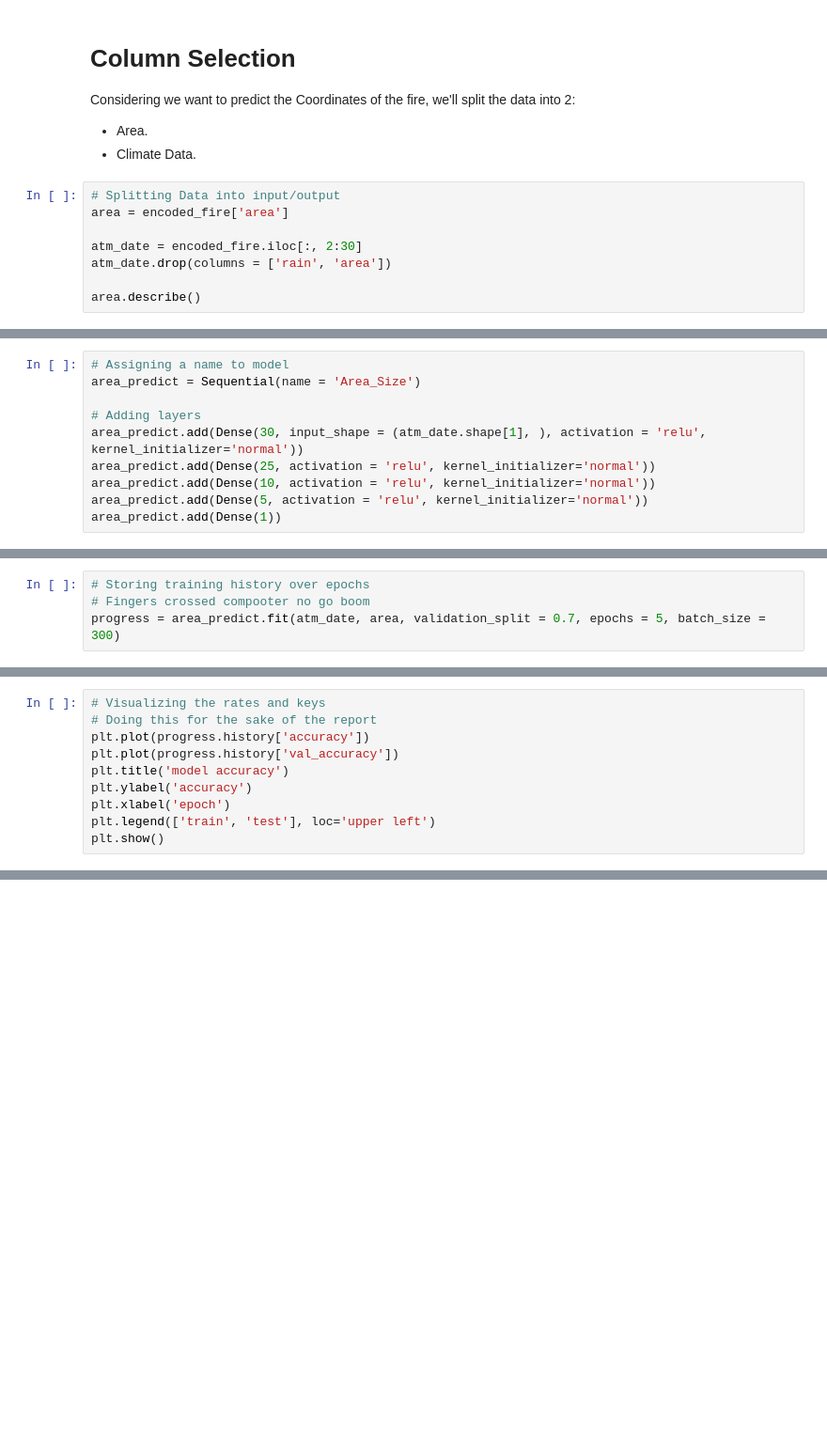
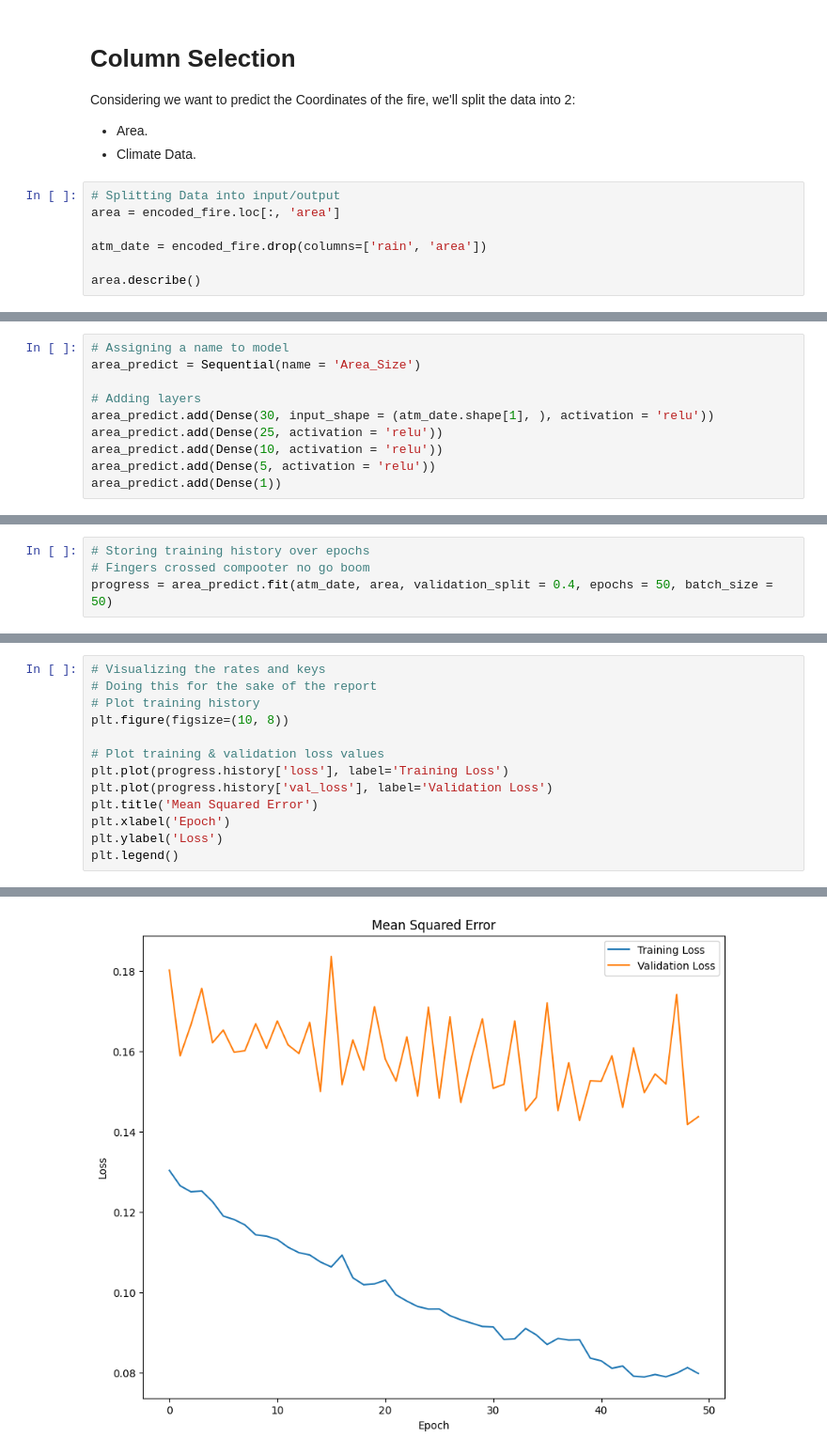
Before and after one commit to Supermjork/Firing-Neurons-Et-Forets, a Jupyter notebook: notebook/neuron-fire.ipynb, the cells around one changed output, grey strips where cells are left out. Shown: that part at 94% size. Saved outputs shown, nothing was run; the diff lists cells and outputs as text; blank space fills up the shorter version.

```diff
--- a/notebook/neuron-fire.ipynb
+++ b/notebook/neuron-fire.ipynb
@@ -255,10 +256,9 @@ Considering we want to predict the Coordinates of the fire, we'll split the data
 - Climate Data.
 # %%
 # Splitting Data into input/output
-area = encoded_fire['area']
+area = encoded_fire.loc[:, 'area']
 
-atm_date = encoded_fire.iloc[:, 2:30]
-atm_date.drop(columns = ['rain', 'area'])
+atm_date = encoded_fire.drop(columns=['rain', 'area'])
 
 area.describe()
 # %% [output]
@@ -281,10 +280,10 @@ from keras.models import Sequential     # Sequential Model
 area_predict = Sequential(name = 'Area_Size')
 
 # Adding layers
-area_predict.add(Dense(30, input_shape = (atm_date.shape[1], ), activation = 'relu', kernel_initializer='normal'))
-area_predict.add(Dense(25, activation = 'relu', kernel_initializer='normal'))
-area_predict.add(Dense(10, activation = 'relu', kernel_initializer='normal'))
-area_predict.add(Dense(5, activation = 'relu', kernel_initializer='normal'))
+area_predict.add(Dense(30, input_shape = (atm_date.shape[1], ), activation = 'relu'))
+area_predict.add(Dense(25, activation = 'relu'))
+area_predict.add(Dense(10, activation = 'relu'))
+area_predict.add(Dense(5, activation = 'relu'))
 area_predict.add(Dense(1))
 # %%
 # Setting: Loss Function, Optimizer, and Metrics
@@ -313,5 +312,5 @@ _________________________________________________________________
 # %%
 # Storing training history over epochs
 # Fingers crossed compooter no go boom
-progress = area_predict.fit(atm_date, area, validation_split = 0.7, epochs = 5, batch_size = 300)
+progress = area_predict.fit(atm_date, area, validation_split = 0.4, epochs = 50, batch_size = 50)
 # %% [output]
@@ -334,11 +340,14 @@ area_predict.evaluate(atm_date, area)
 # %%
 # Visualizing the rates and keys
 # Doing this for the sake of the report
-plt.plot(progress.history['accuracy'])
-plt.plot(progress.history['val_accuracy'])
-plt.title('model accuracy')
-plt.ylabel('accuracy')
-plt.xlabel('epoch')
-plt.legend(['train', 'test'], loc='upper left')
-plt.show()
+# Plot training history
+plt.figure(figsize=(10, 8))
+
+# Plot training & validation loss values
+plt.plot(progress.history['loss'], label='Training Loss')
+plt.plot(progress.history['val_loss'], label='Validation Loss')
+plt.title('Mean Squared Error')
+plt.xlabel('Epoch')
+plt.ylabel('Loss')
+plt.legend()
 # %% [output]
@@ -345,0 +355 @@ KeyError: 'accuracy'
+[figure, added]
```
Also changed, not shown: parts of 10 cells of this notebook.
